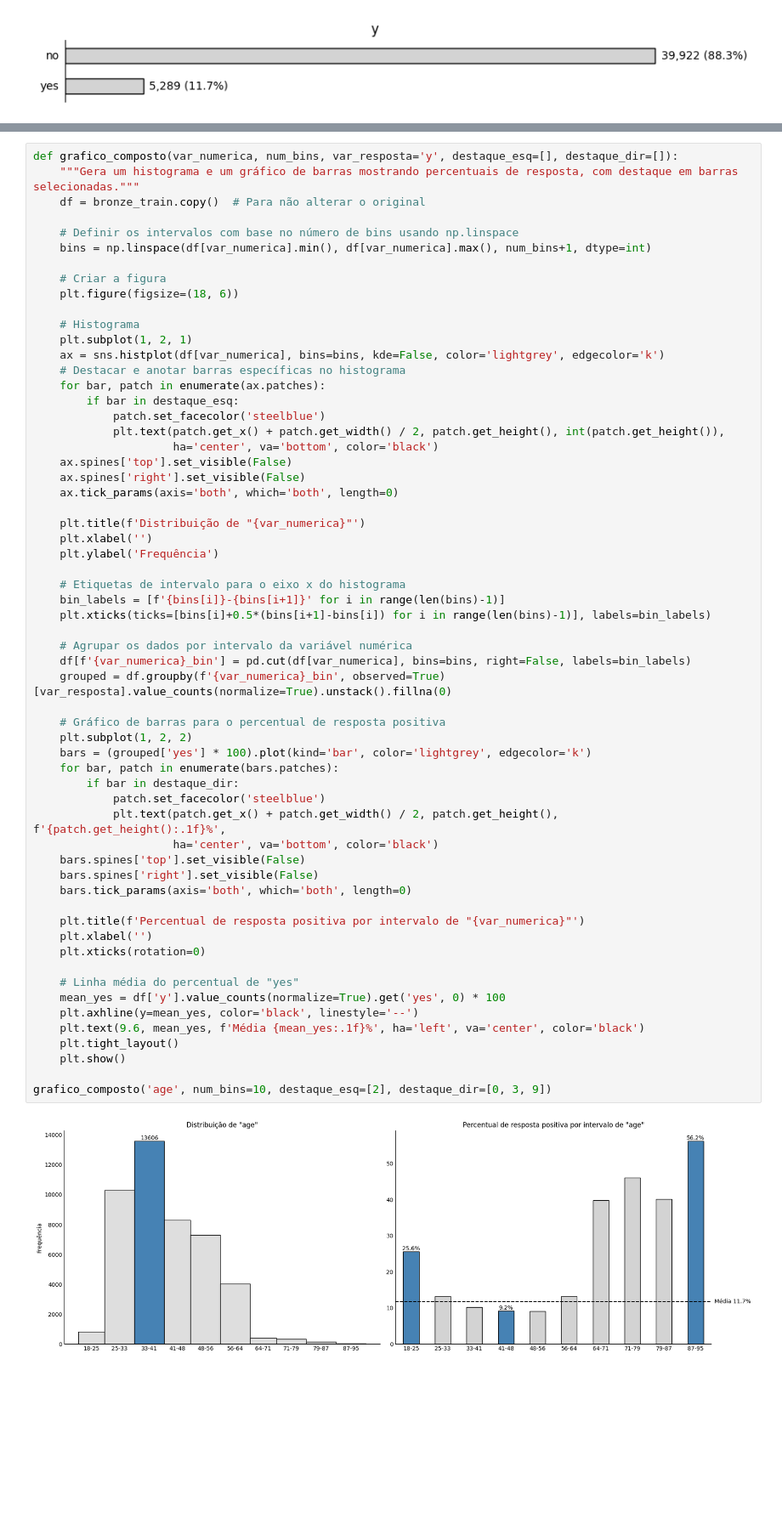
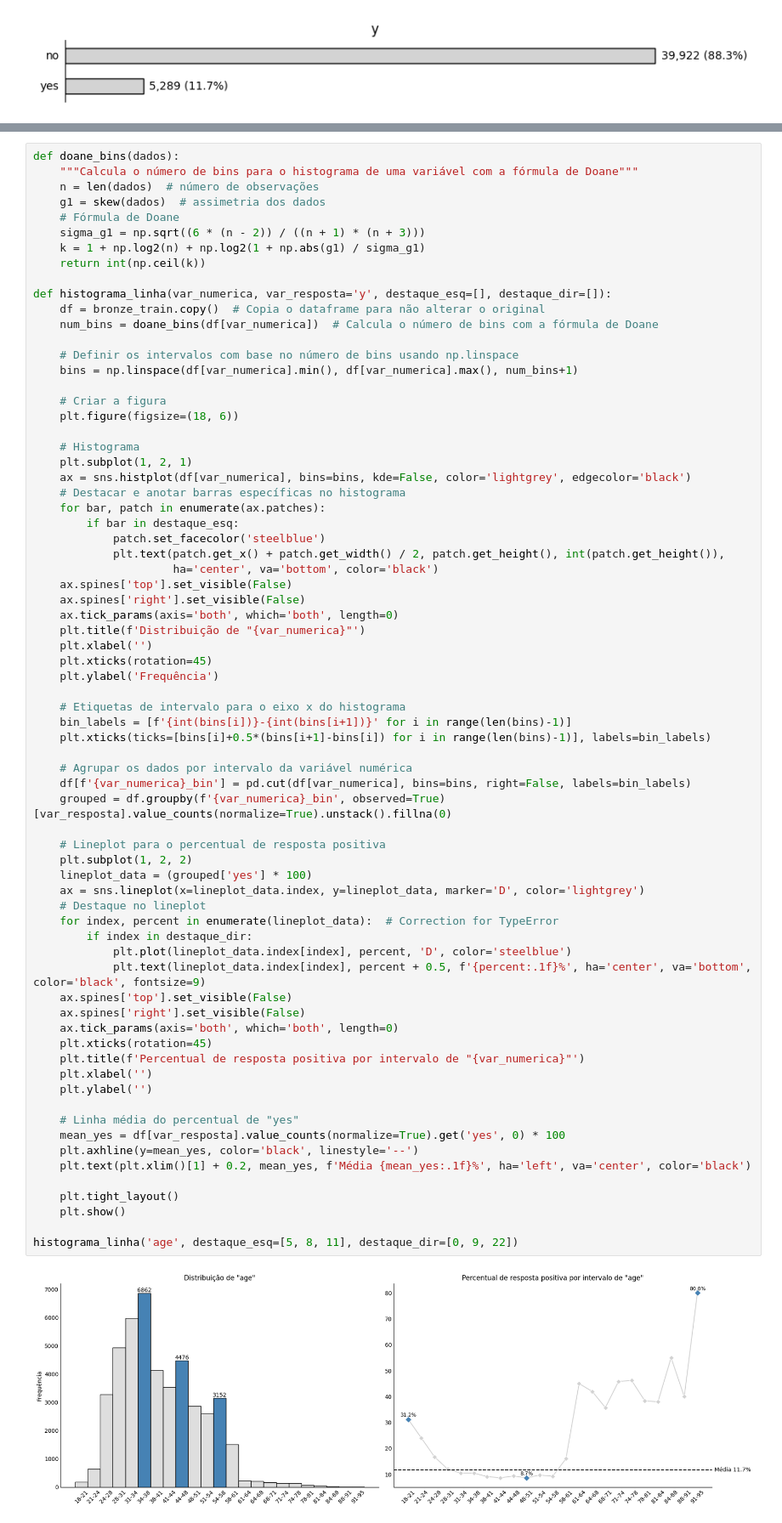
Before and after one commit to BPRateiro/Banking-Dataset, a Jupyter notebook: notebooks/0.0-bpr-eda.ipynb, the cells around one changed output, grey strips where cells are left out. Shown at 85% size. Cells and saved outputs as stored; diff of their text form; blank space fills up the shorter version.

Commit message:
Variável *balance* vs resposta

```diff
--- a/notebooks/0.0-bpr-eda.ipynb
+++ b/notebooks/0.0-bpr-eda.ipynb
@@ -189,62 +186,73 @@ Observamos que a faixa etária de 33-41 anos apesar de mais representada, respon
 # %%
-def grafico_composto(var_numerica, num_bins, var_resposta='y', destaque_esq=[], destaque_dir=[]):
-    """Gera um histograma e um gráfico de barras mostrando percentuais de resposta, com destaque em barras selecionadas."""
-    df = bronze_train.copy()  # Para não alterar o original
+def doane_bins(dados):
+    """Calcula o número de bins para o histograma de uma variável com a fórmula de Doane"""
+    n = len(dados)  # número de observações
+    g1 = skew(dados)  # assimetria dos dados
+    # Fórmula de Doane
+    sigma_g1 = np.sqrt((6 * (n - 2)) / ((n + 1) * (n + 3)))
+    k = 1 + np.log2(n) + np.log2(1 + np.abs(g1) / sigma_g1)
+    return int(np.ceil(k))
+
+def histograma_linha(var_numerica, var_resposta='y', destaque_esq=[], destaque_dir=[]):
+    df = bronze_train.copy()  # Copia o dataframe para não alterar o original
+    num_bins = doane_bins(df[var_numerica])  # Calcula o número de bins com a fórmula de Doane
 
     # Definir os intervalos com base no número de bins usando np.linspace
-    bins = np.linspace(df[var_numerica].min(), df[var_numerica].max(), num_bins+1, dtype=int)
+    bins = np.linspace(df[var_numerica].min(), df[var_numerica].max(), num_bins+1)
 
     # Criar a figura
     plt.figure(figsize=(18, 6))
 
     # Histograma
     plt.subplot(1, 2, 1)
-    ax = sns.histplot(df[var_numerica], bins=bins, kde=False, color='lightgrey', edgecolor='k')
+    ax = sns.histplot(df[var_numerica], bins=bins, kde=False, color='lightgrey', edgecolor='black')
     # Destacar e anotar barras específicas no histograma
     for bar, patch in enumerate(ax.patches):
         if bar in destaque_esq:
             patch.set_facecolor('steelblue')
             plt.text(patch.get_x() + patch.get_width() / 2, patch.get_height(), int(patch.get_height()),
                      ha='center', va='bottom', color='black')
     ax.spines['top'].set_visible(False)
     ax.spines['right'].set_visible(False)
     ax.tick_params(axis='both', which='both', length=0)
-
     plt.title(f'Distribuição de "{var_numerica}"')
     plt.xlabel('')
+    plt.xticks(rotation=45)
     plt.ylabel('Frequência')
 
     # Etiquetas de intervalo para o eixo x do histograma
-    bin_labels = [f'{bins[i]}-{bins[i+1]}' for i in range(len(bins)-1)]
+    bin_labels = [f'{int(bins[i])}-{int(bins[i+1])}' for i in range(len(bins)-1)]
     plt.xticks(ticks=[bins[i]+0.5*(bins[i+1]-bins[i]) for i in range(len(bins)-1)], labels=bin_labels)
 
     # Agrupar os dados por intervalo da variável numérica
     df[f'{var_numerica}_bin'] = pd.cut(df[var_numerica], bins=bins, right=False, labels=bin_labels)
     grouped = df.groupby(f'{var_numerica}_bin', observed=True)[var_resposta].value_counts(normalize=True).unstack().fillna(0)
 
-    # Gráfico de barras para o percentual de resposta positiva
+    # Lineplot para o percentual de resposta positiva
     plt.subplot(1, 2, 2)
-    bars = (grouped['yes'] * 100).plot(kind='bar', color='lightgrey', edgecolor='k')
-    for bar, patch in enumerate(bars.patches):
-        if bar in destaque_dir:
-            patch.set_facecolor('steelblue')
-            plt.text(patch.get_x() + patch.get_width() / 2, patch.get_height(), f'{patch.get_height():.1f}%',
-                     ha='center', va='bottom', color='black')
-    bars.spines['top'].set_visible(False)
-    bars.spines['right'].set_visible(False)
-    bars.tick_params(axis='both', which='both', length=0)
-
+    lineplot_data = (grouped['yes'] * 100)
+    ax = sns.lineplot(x=lineplot_data.index, y=lineplot_data, marker='D', color='lightgrey')
+    # Destaque no lineplot
+    for index, percent in enumerate(lineplot_data):  # Correction for TypeError
+        if index in destaque_dir:
+            plt.plot(lineplot_data.index[index], percent, 'D', color='steelblue')
+            plt.text(lineplot_data.index[index], percent + 0.5, f'{percent:.1f}%', ha='center', va='bottom', color='black', fontsize=9)
+    ax.spines['top'].set_visible(False)
+    ax.spines['right'].set_visible(False)
+    ax.tick_params(axis='both', which='both', length=0)
+    plt.xticks(rotation=45)
     plt.title(f'Percentual de resposta positiva por intervalo de "{var_numerica}"')
     plt.xlabel('')
-    plt.xticks(rotation=0)
+    plt.ylabel('')
 
     # Linha média do percentual de "yes"
-    mean_yes = df['y'].value_counts(normalize=True).get('yes', 0) * 100
+    mean_yes = df[var_resposta].value_counts(normalize=True).get('yes', 0) * 100
     plt.axhline(y=mean_yes, color='black', linestyle='--')
-    plt.text(9.6, mean_yes, f'Média {mean_yes:.1f}%', ha='left', va='center', color='black')
+    plt.text(plt.xlim()[1] + 0.2, mean_yes, f'Média {mean_yes:.1f}%', ha='left', va='center', color='black')
+
     plt.tight_layout()
     plt.show()
 
-grafico_composto('age', num_bins=10, destaque_esq=[2], destaque_dir=[0, 3, 9])
+histograma_linha('age', destaque_esq=[5, 8, 11], destaque_dir=[0, 9, 22])
 # %% [output]
-[figure, old version]
+[figure, new version]
```
Also changed, not shown: parts of 9 cells of this notebook, 2 other files.
